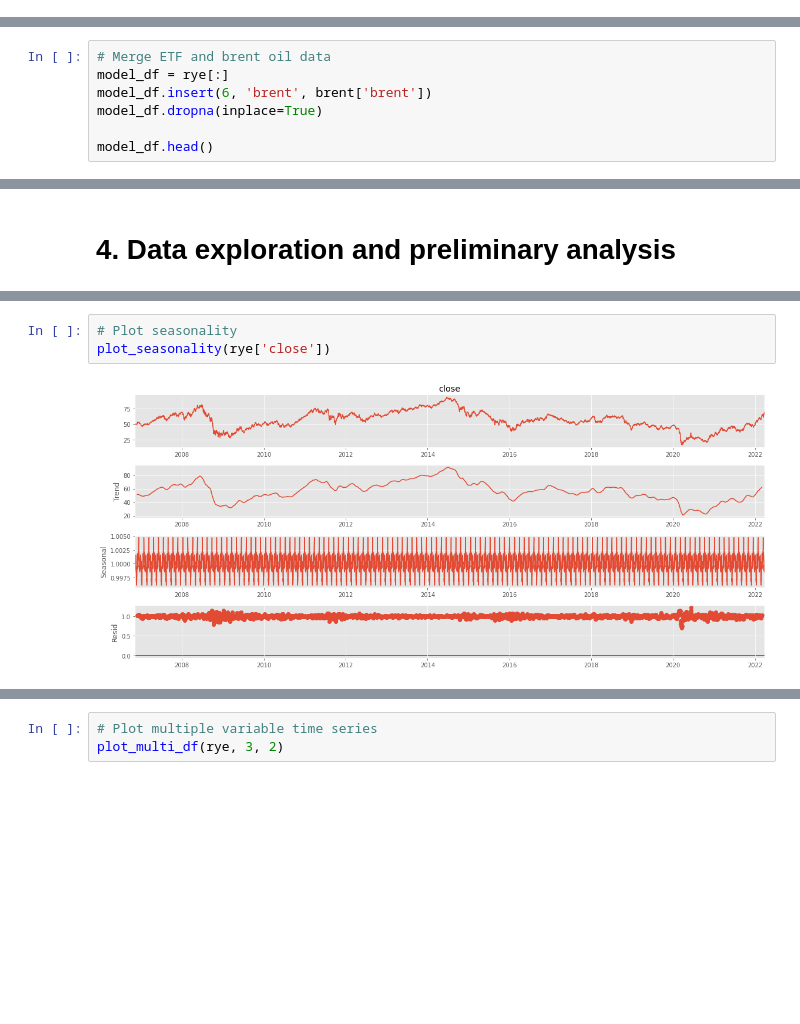
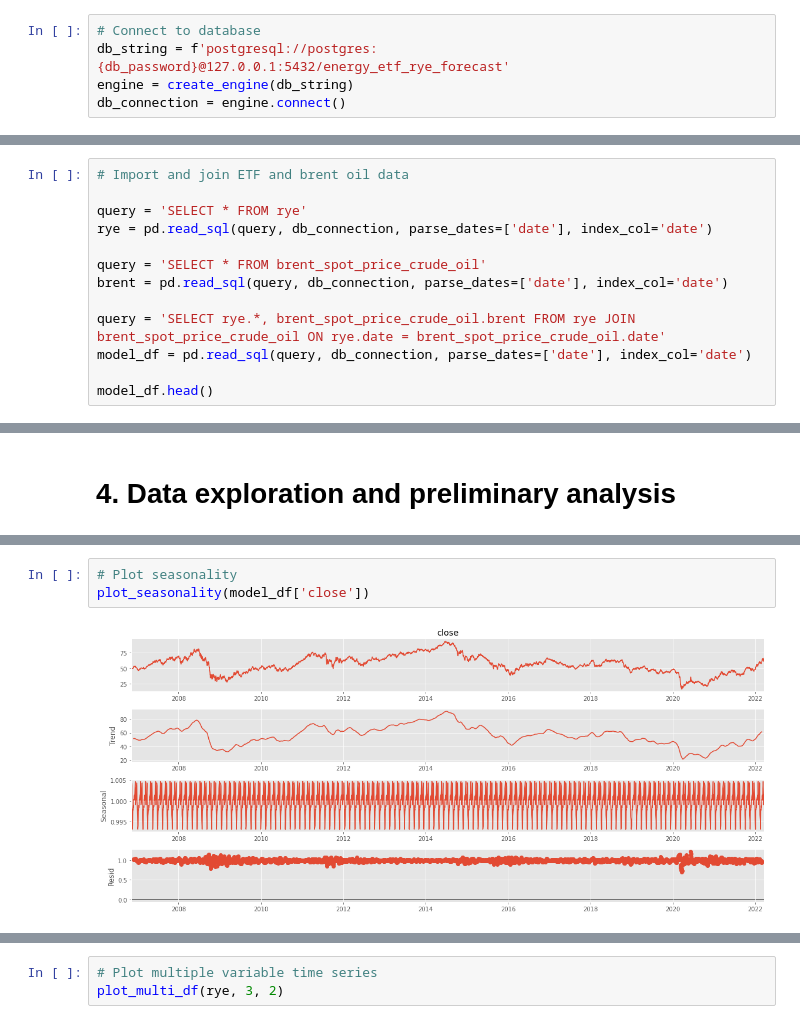
Before and after one commit to kobertlam/Energy_ETF_RYE_Forecast, a Jupyter notebook: master.ipynb, the cells around one changed output, grey strips where cells are left out. Drawn from its saved outputs; the diff is of its cells as text; blank space fills up the shorter version.

```diff
--- a/master.ipynb
+++ b/master.ipynb
@@ -29,5 +31,10 @@ print("Num GPUs Available: ", len(tf.config.experimental.list_physical_devices('
 Num GPUs Available:  1
 # %% [markdown]
 # 2. Import data
+# %%
+# Connect to database
+db_string = f'postgresql://postgres:{db_password}@127.0.0.1:5432/energy_etf_rye_forecast'
+engine = create_engine(db_string)
+db_connection = engine.connect()
 # %%
 # Import ETF data
@@ -60,8 +47,14 @@ brent.head()
 # %%
-# Merge ETF and brent oil data
-model_df = rye[:]
-model_df.insert(6, 'brent', brent['brent'])
-model_df.dropna(inplace=True)
+# Import and join ETF and brent oil data
+
+query = 'SELECT * FROM rye'
+rye = pd.read_sql(query, db_connection, parse_dates=['date'], index_col='date')
+
+query = 'SELECT * FROM brent_spot_price_crude_oil'
+brent = pd.read_sql(query, db_connection, parse_dates=['date'], index_col='date')
+
+query = 'SELECT rye.*, brent_spot_price_crude_oil.brent FROM rye JOIN brent_spot_price_crude_oil ON rye.date = brent_spot_price_crude_oil.date'
+model_df = pd.read_sql(query, db_connection, parse_dates=['date'], index_col='date')
 
 model_df.head()
 # %% [output]
@@ -220,8 +215,8 @@ critical value (10%)             -2.567168
 dtype: float64
 # %%
 # Plot seasonality
-plot_seasonality(rye['close'])
+plot_seasonality(model_df['close'])
 # %% [output]
-[figure, old version]
+[figure, new version]
 # %%
 # Not stationary, eliminate trend
```
Also changed, not shown: parts of 25 cells of this notebook, 2 other files.
